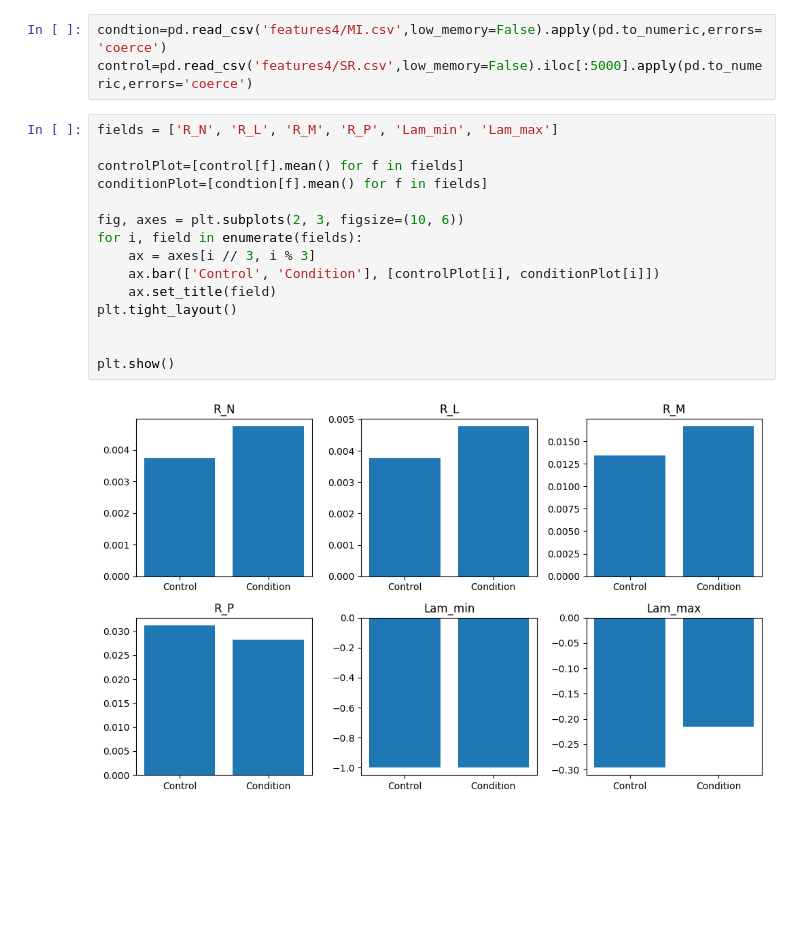
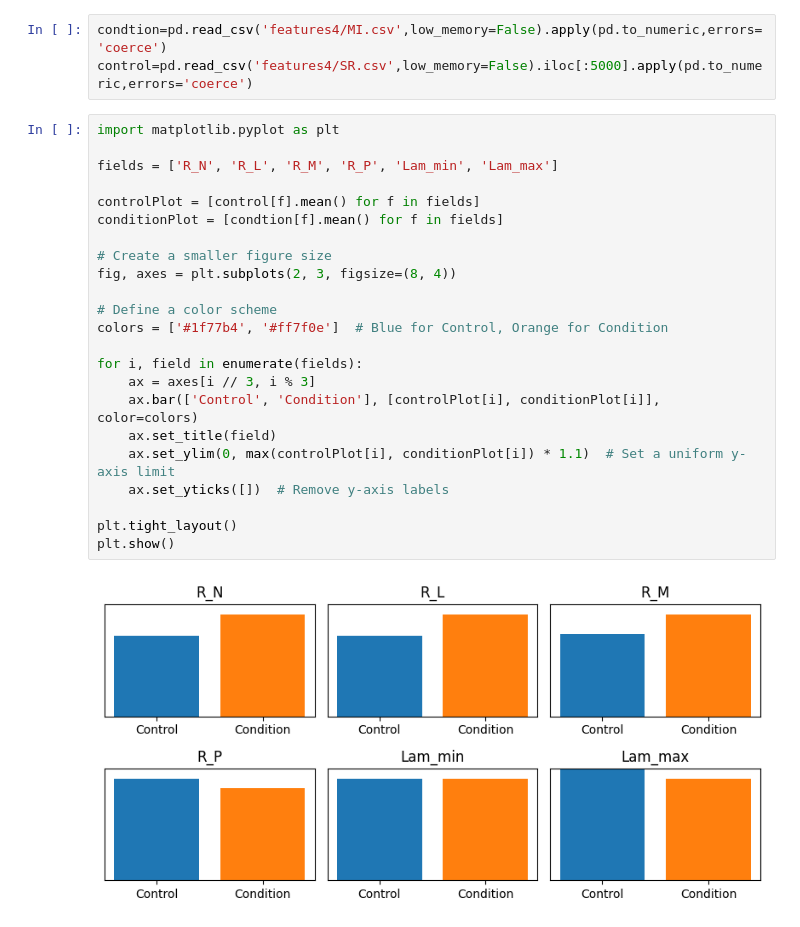
Before and after one commit to spb-59/DMD-project, a Jupyter notebook: viusal2.ipynb, the cells around one changed output. Drawn from its saved outputs; the diff is of its cells as text; blank space fills up the shorter version.

```diff
--- a/viusal2.ipynb
+++ b/viusal2.ipynb
@@ -7,22 +7,30 @@ import pandas as pd
 condtion=pd.read_csv('features4/MI.csv',low_memory=False).apply(pd.to_numeric,errors='coerce')
 control=pd.read_csv('features4/SR.csv',low_memory=False).iloc[:5000].apply(pd.to_numeric,errors='coerce')
 # %%
+import matplotlib.pyplot as plt
+
 fields = ['R_N', 'R_L', 'R_M', 'R_P', 'Lam_min', 'Lam_max']
 
-controlPlot=[control[f].mean() for f in fields]
-conditionPlot=[condtion[f].mean() for f in fields]
+controlPlot = [control[f].mean() for f in fields]
+conditionPlot = [condtion[f].mean() for f in fields]
 
-fig, axes = plt.subplots(2, 3, figsize=(10, 6))
+# Create a smaller figure size
+fig, axes = plt.subplots(2, 3, figsize=(8, 4))
+
+# Define a color scheme
+colors = ['#1f77b4', '#ff7f0e']  # Blue for Control, Orange for Condition
+
 for i, field in enumerate(fields):
     ax = axes[i // 3, i % 3]
-    ax.bar(['Control', 'Condition'], [controlPlot[i], conditionPlot[i]])
+    ax.bar(['Control', 'Condition'], [controlPlot[i], conditionPlot[i]], color=colors)
     ax.set_title(field)
+    ax.set_ylim(0, max(controlPlot[i], conditionPlot[i]) * 1.1)  # Set a uniform y-axis limit
+    ax.set_yticks([])  # Remove y-axis labels
+
 plt.tight_layout()
-
-
 plt.show()
 # %% [output]
-[figure, old version]
+[figure, new version]
 # %%
 import matplotlib.pyplot as plt
 
```
Also changed, not shown: parts of 2 cells of this notebook, 10 other files.
